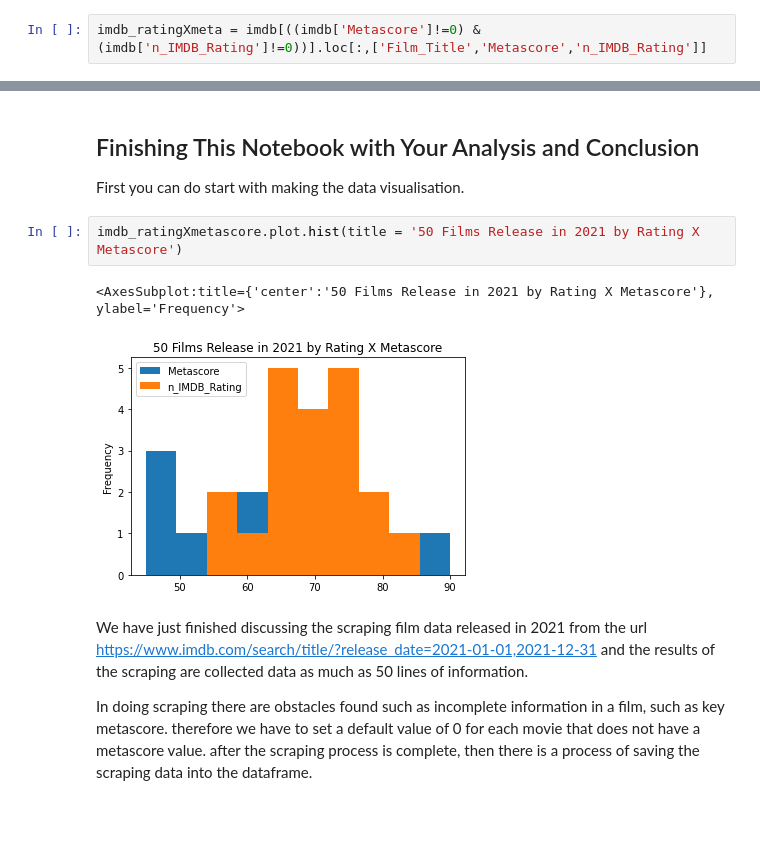
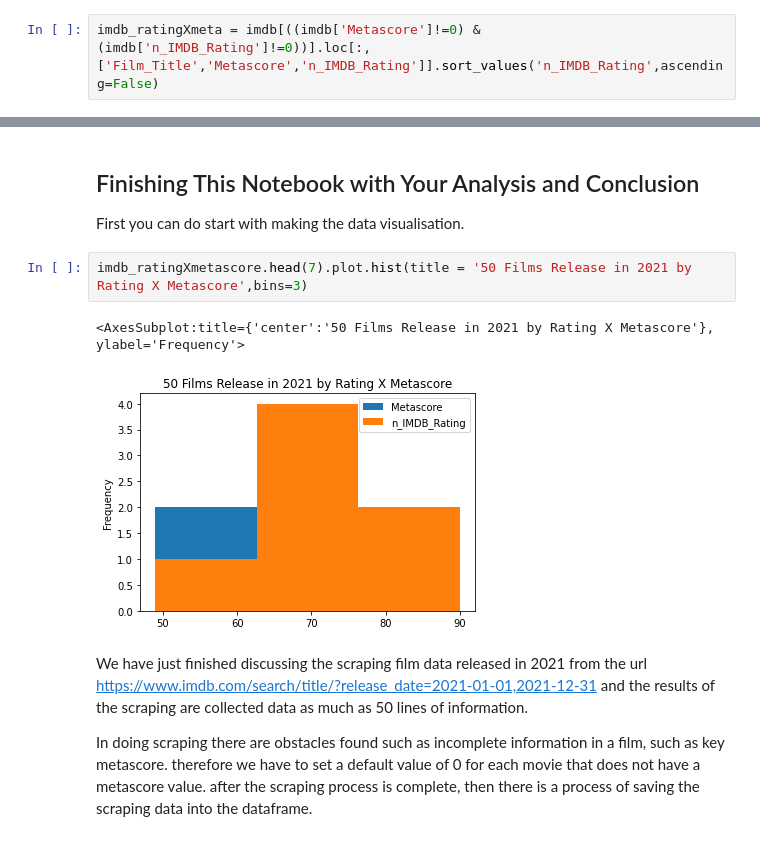
Before and after one commit to kuruisu/capstone_web_scraping, a Jupyter notebook: Notebook Skeleton Guide Capstone Beautiful Soup.ipynb, the cells around one changed output, grey strips where cells are left out. Drawn from its saved outputs; the diff is of its cells as text.

```diff
--- a/Notebook Skeleton Guide Capstone Beautiful Soup.ipynb
+++ b/Notebook Skeleton Guide Capstone Beautiful Soup.ipynb
@@ -207,5 +209,5 @@ imdb[((imdb['Metascore']!=0) & (imdb['n_IMDB_Rating']!=0))].head()
 # %%
-imdb_ratingXmeta = imdb[((imdb['Metascore']!=0) & (imdb['n_IMDB_Rating']!=0))].loc[:,['Film_Title','Metascore','n_IMDB_Rating']]
+imdb_ratingXmeta = imdb[((imdb['Metascore']!=0) & (imdb['n_IMDB_Rating']!=0))].loc[:,['Film_Title','Metascore','n_IMDB_Rating']].sort_values('n_IMDB_Rating',ascending=False)
 # %%
 imdb_ratingXmeta
 # %% [output]
@@ -257,10 +259,10 @@ imdb_ratingXmetascore.plot()
 
 First you can do start with making the data visualisation.
 # %%
-imdb_ratingXmetascore.plot.hist(title = '50 Films Release in 2021 by Rating X Metascore')
+imdb_ratingXmetascore.head(7).plot.hist(title = '50 Films Release in 2021 by Rating X Metascore',bins=3)
 # %% [output]
 <AxesSubplot:title={'center':'50 Films Release in 2021 by Rating X Metascore'}, ylabel='Frequency'>
-[figure, old version]
+[figure, new version]
 # %% [markdown]
 We have just finished discussing the scraping film data released in 2021 from the url https://www.imdb.com/search/title/?release_date=2021-01-01,2021-12-31 and the results of the scraping are collected data as much as 50 lines of information.
 
```
Also changed, not shown: parts of 3 cells of this notebook, 1 other file.
